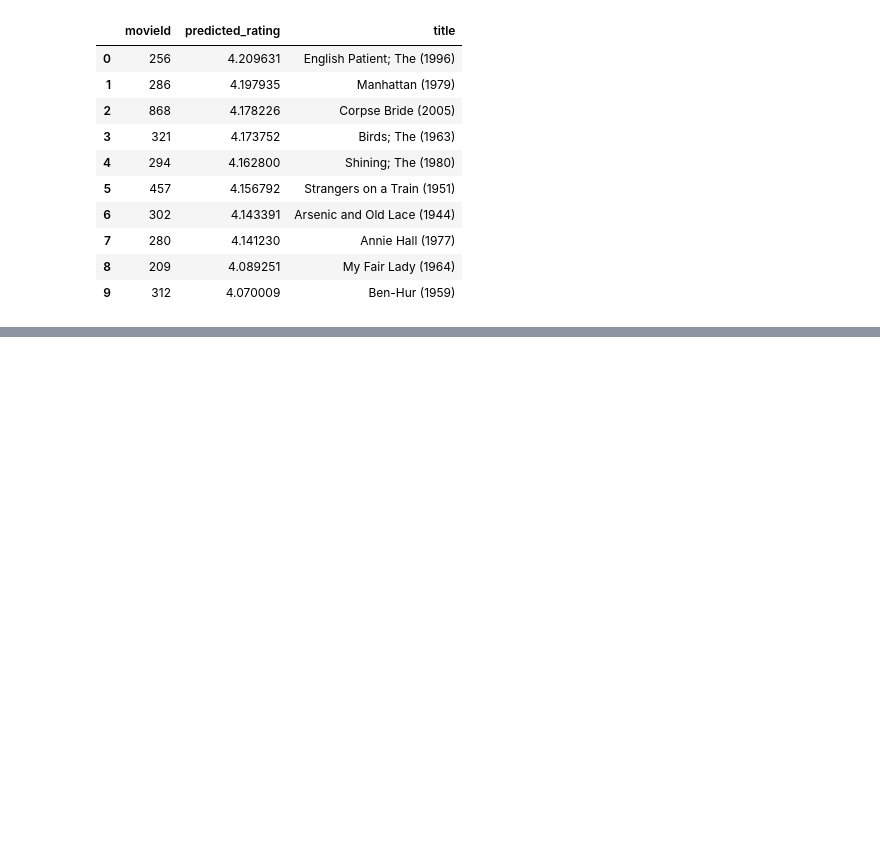
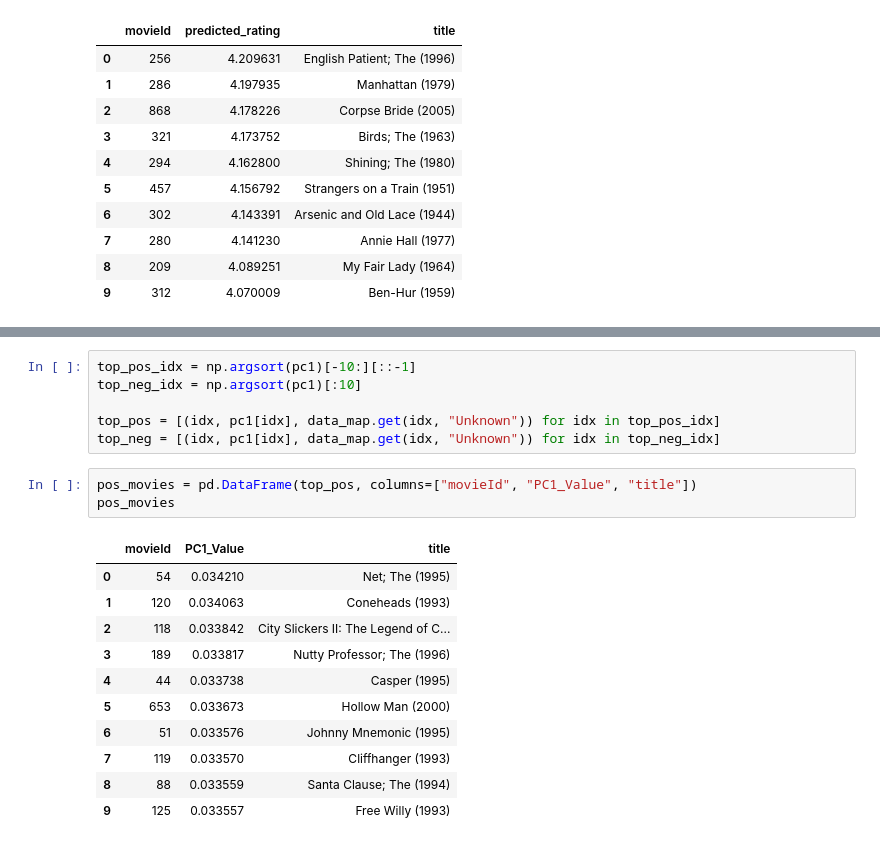
Before and after one commit to pouriaSameti/Mathematics-For-Data-Science, a Jupyter notebook: Project 2/code.ipynb, the cells around one changed output, grey strips where cells are left out. Cells and saved outputs as stored; diff of their text form; blank space fills up the shorter version.

```diff
--- a/Project 2/code.ipynb
+++ b/Project 2/code.ipynb
@@ -469,0 +499,21 @@ top10_df
+# %%
+top_pos_idx = np.argsort(pc1)[-10:][::-1]
+top_neg_idx = np.argsort(pc1)[:10]
+
+top_pos = [(idx, pc1[idx], data_map.get(idx, "Unknown")) for idx in top_pos_idx]
+top_neg = [(idx, pc1[idx], data_map.get(idx, "Unknown")) for idx in top_neg_idx]
+# %%
+pos_movies = pd.DataFrame(top_pos, columns=["movieId", "PC1_Value", "title"])
+pos_movies
+# %% [output]
+|  | movieId | PC1_Value | title |
+| 0 | 54 | 0.034210 | Net; The (1995) |
+| 1 | 120 | 0.034063 | Coneheads (1993) |
+| 2 | 118 | 0.033842 | City Slickers II: The Legend of C... |
+| 3 | 189 | 0.033817 | Nutty Professor; The (1996) |
+| 4 | 44 | 0.033738 | Casper (1995) |
+| 5 | 653 | 0.033673 | Hollow Man (2000) |
+| 6 | 51 | 0.033576 | Johnny Mnemonic (1995) |
+| 7 | 119 | 0.033570 | Cliffhanger (1993) |
+| 8 | 88 | 0.033559 | Santa Clause; The (1994) |
+| 9 | 125 | 0.033557 | Free Willy (1993) |
```
Also changed, not shown: parts of 6 cells of this notebook.
